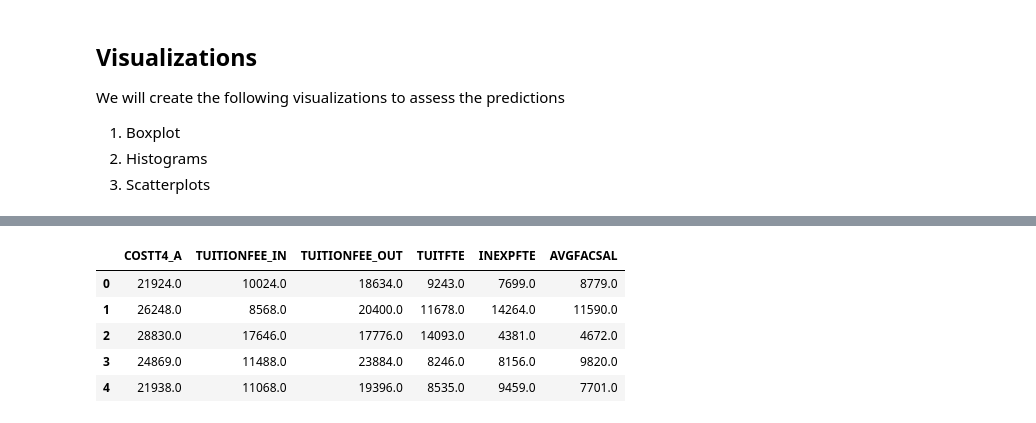
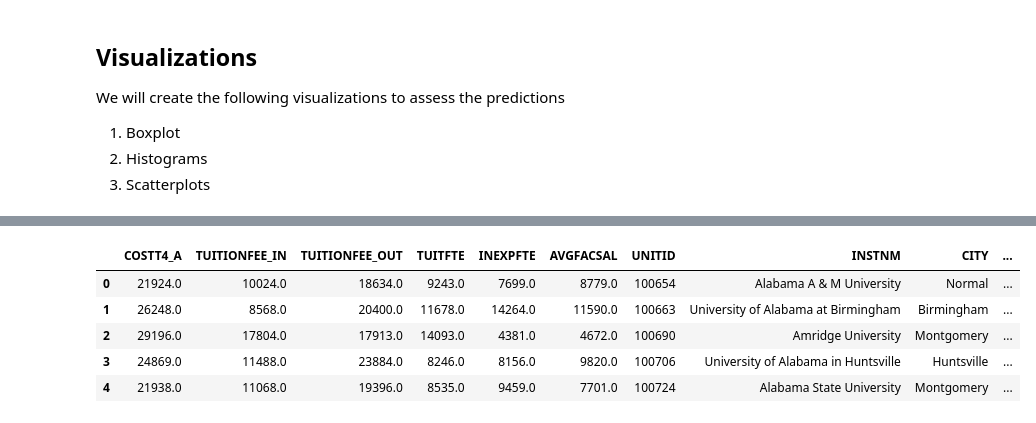
Before and after one commit to jonathjd/CollegePriceTransparency, a Jupyter notebook: notebooks/1.1-ad-eda.ipynb, the cells around one changed output, grey strips where cells are left out. Drawn from its saved outputs; the diff is of its cells as text; code cells hidden in the pictures.

```diff
--- a/notebooks/1.1-ad-eda.ipynb
+++ b/notebooks/1.1-ad-eda.ipynb
@@ -162,0 +126,4 @@ df_cleaned.head(2)
+# %%
+# drop 0, and 9 regions
+regions = list(range(1,9))
+df_cleaned = df_cleaned[df_cleaned['REGION'].isin(regions)]
@@ -242,8 +177,10 @@ proportion_dict
 # %%
+# Remove all nulls
+test_df_clean = test_df.iloc[:, 1:].dropna(how="any")
+test_df_clean.reset_index(drop=True, inplace=True)
 test_df_to_impute = test_df_clean.copy()
 
 for key in proportion_dict.keys():
-
     # get number of nulls
     num_null = int(len(test_df_to_impute) * proportion_dict[key])
 
@@ -427,16 +350,34 @@ plt.show()
 # %%
-# Impute values on full dataset
-X = finance_df.iloc[:, 1::]
-
-imputed_finance_df = imputation.fit_transform(X=X)
-imputed_finance_df = pd.DataFrame(imputed_finance_df, columns=finance_df.columns[1::])
-imputed_finance_df = imputed_finance_df.apply(np.round)
+# impute values on full dataset
+X = df_cleaned.loc[:, "COSTT4_A":"AVGFACSAL"]
+imputed_finance_data = imputation.fit_transform(X=X)
+imputed_finance_data = pd.DataFrame(imputed_finance_data, columns=X.columns)
+imputed_finance_data = imputed_finance_data.apply(np.round)
+# %%
+final_df = imputed_finance_data.merge(
+    df_cleaned[
+        [
+            "UNITID",
+            "INSTNM",
+            "CITY",
+            "STABBR",
+            "ZIP",
+            "PREDDEG",
+            "HIGHDEG",
+            "CONTROL",
+            "REGION",
+            "LOCALE",
+        ]
+    ],
+    left_index=True,
+    right_index=True,
+)
 # %%
-imputed_finance_df.head()
+final_df.head()
 # %% [output]
-|  | COSTT4_A | TUITIONFEE_IN | TUITIONFEE_OUT | TUITFTE | INEXPFTE | AVGFACSAL |
-| 0 | 21924.0 | 10024.0 | 18634.0 | 9243.0 | 7699.0 | 8779.0 |
-| 1 | 26248.0 | 8568.0 | 20400.0 | 11678.0 | 14264.0 | 11590.0 |
-| 2 | 28830.0 | 17646.0 | 17776.0 | 14093.0 | 4381.0 | 4672.0 |
-| 3 | 24869.0 | 11488.0 | 23884.0 | 8246.0 | 8156.0 | 9820.0 |
-| 4 | 21938.0 | 11068.0 | 19396.0 | 8535.0 | 9459.0 | 7701.0 |
+|  | COSTT4_A | TUITIONFEE_IN | TUITIONFEE_OUT | TUITFTE | INEXPFTE | AVGFACSAL | UNITID | INSTNM | CITY | ... |
+| 0 | 21924.0 | 10024.0 | 18634.0 | 9243.0 | 7699.0 | 8779.0 | 100654 | Alabama A & M University | Normal | ... |
+| 1 | 26248.0 | 8568.0 | 20400.0 | 11678.0 | 14264.0 | 11590.0 | 100663 | University of Alabama at Birmingham | Birmingham | ... |
+| 2 | 29196.0 | 17804.0 | 17913.0 | 14093.0 | 4381.0 | 4672.0 | 100690 | Amridge University | Montgomery | ... |
+| 3 | 24869.0 | 11488.0 | 23884.0 | 8246.0 | 8156.0 | 9820.0 | 100706 | University of Alabama in Huntsville | Huntsville | ... |
+| 4 | 21938.0 | 11068.0 | 19396.0 | 8535.0 | 9459.0 | 7701.0 | 100724 | Alabama State University | Montgomery | ... |
```
Also changed, not shown: parts of 28 cells of this notebook, 2 other files.
